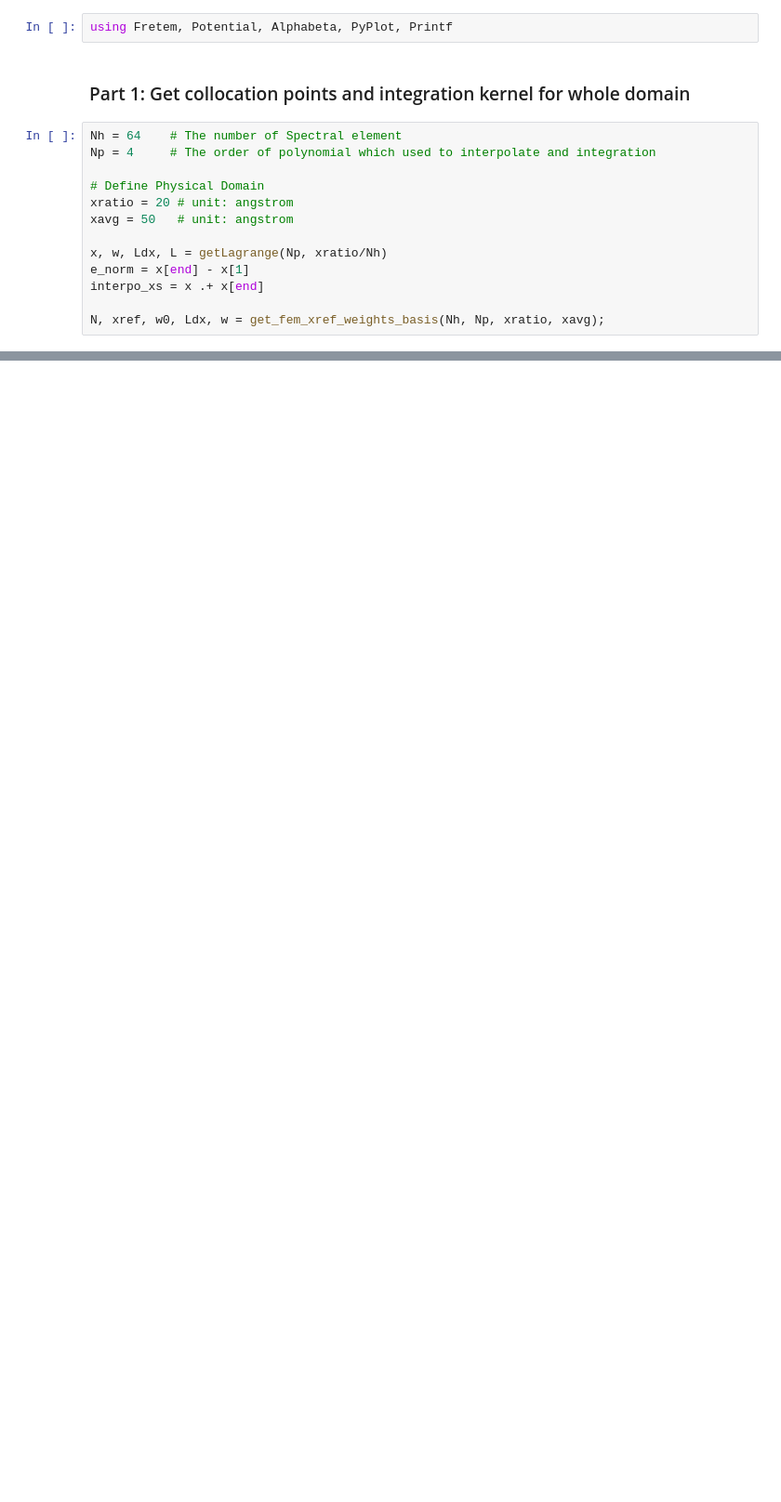
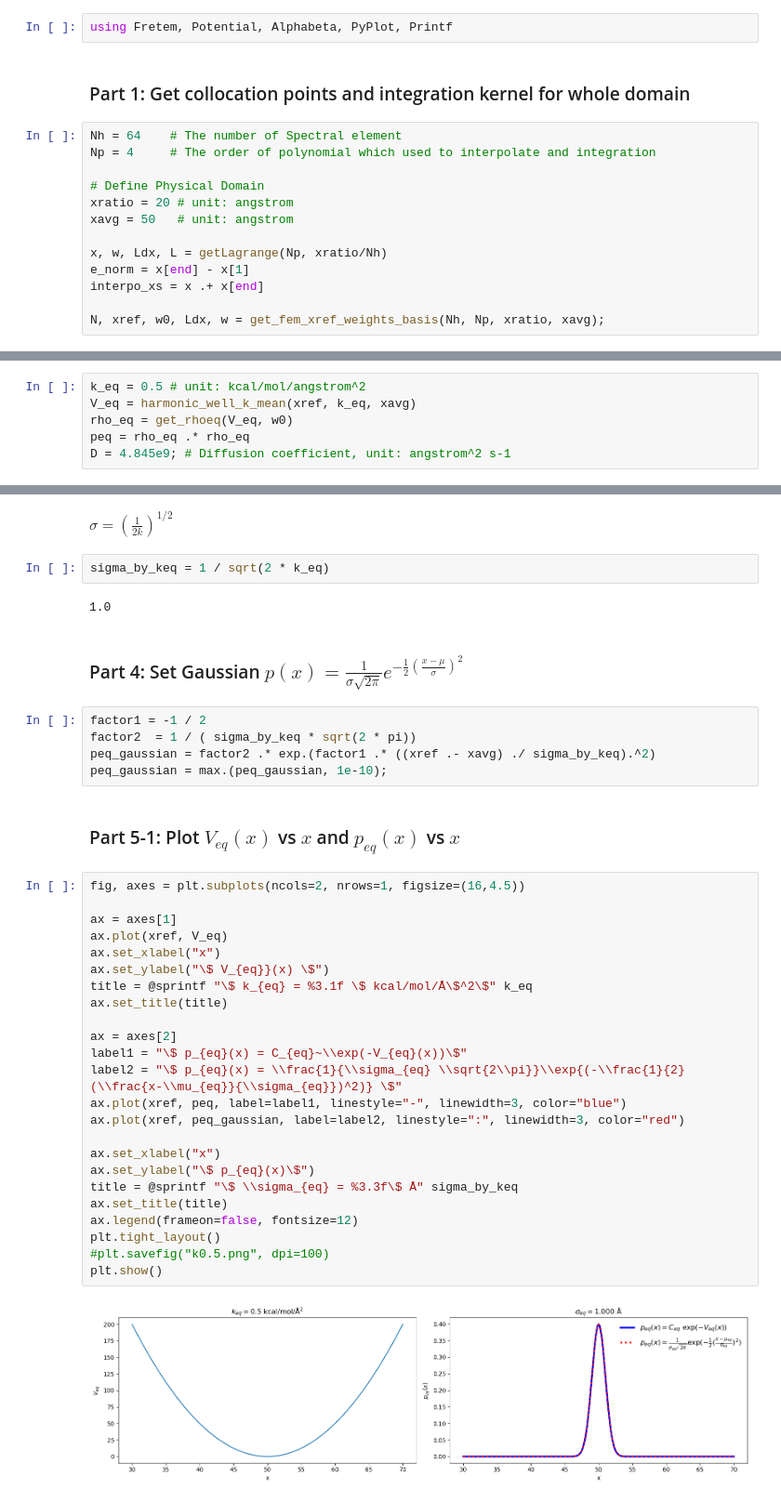
Before and after one commit to yizaochen/Alphabeta, a Jupyter notebook: notebooks/assemble_gaussian_test.ipynb, the cells around one changed output, grey strips where cells are left out. Shown at 93% size. Cells and saved outputs as stored; diff of their text form; blank space fills up the shorter version.

Commit message:
assemble_gaussian

```diff
--- a/notebooks/assemble_gaussian_test.ipynb
+++ b/notebooks/assemble_gaussian_test.ipynb
@@ -116,0 +20,6 @@ plt.show()
+# %%
+k_eq = 0.5 # unit: kcal/mol/angstrom^2
+V_eq = harmonic_well_k_mean(xref, k_eq, xavg)
+rho_eq = get_rhoeq(V_eq, w0)
+peq = rho_eq .* rho_eq
+D = 4.845e9; # Diffusion coefficient, unit: angstrom^2 s-1
@@ -116,0 +33,41 @@ plt.show()
+# %% [markdown]
+$\sigma = (\frac{1}{2k})^{1/2}$
+# %%
+sigma_by_keq = 1 / sqrt(2 * k_eq)
+# %% [output]
+1.0
+# %% [markdown]
+### Part 4: Set Gaussian $p(x) = \frac{1}{\sigma \sqrt{2\pi}}e^{-\frac{1}{2}(\frac{x-\mu}{\sigma})^2}$
+# %%
+factor1 = -1 / 2
+factor2  = 1 / ( sigma_by_keq * sqrt(2 * pi))
+peq_gaussian = factor2 .* exp.(factor1 .* ((xref .- xavg) ./ sigma_by_keq).^2)
+peq_gaussian = max.(peq_gaussian, 1e-10);
+# %% [markdown]
+### Part 5-1: Plot $V_{eq}(x)$ vs $x$ and $p_{eq}(x)$ vs $x$
+# %%
+fig, axes = plt.subplots(ncols=2, nrows=1, figsize=(16,4.5))
+
+ax = axes[1]
+ax.plot(xref, V_eq)
+ax.set_xlabel("x")
+ax.set_ylabel("\$ V_{eq}}(x) \$")
+title = @sprintf "\$ k_{eq} = %3.1f \$ kcal/mol/Å\$^2\$" k_eq
+ax.set_title(title)
+
+ax = axes[2]
+label1 = "\$ p_{eq}(x) = C_{eq}~\\exp(-V_{eq}(x))\$"
+label2 = "\$ p_{eq}(x) = \\frac{1}{\\sigma_{eq} \\sqrt{2\\pi}}\\exp{(-\\frac{1}{2}(\\frac{x-\\mu_{eq}}{\\sigma_{eq}})^2)} \$"
+ax.plot(xref, peq, label=label1, linestyle="-", linewidth=3, color="blue")
+ax.plot(xref, peq_gaussian, label=label2, linestyle=":", linewidth=3, color="red")
+
+ax.set_xlabel("x")
+ax.set_ylabel("\$ p_{eq}(x)\$")
+title = @sprintf "\$ \\sigma_{eq} = %3.3f\$ Å" sigma_by_keq
+ax.set_title(title)
+ax.legend(frameon=false, fontsize=12)
+plt.tight_layout()
+#plt.savefig("k0.5.png", dpi=100)
+plt.show()
+# %% [output]
+[figure, added]
```
Also changed, not shown: parts of 39 cells of this notebook.
